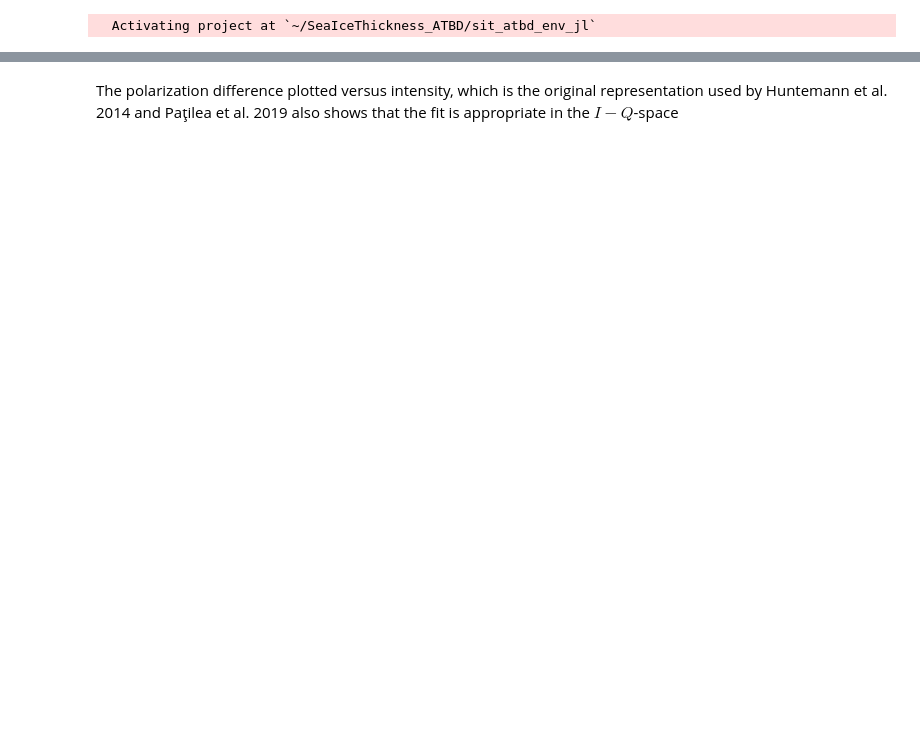
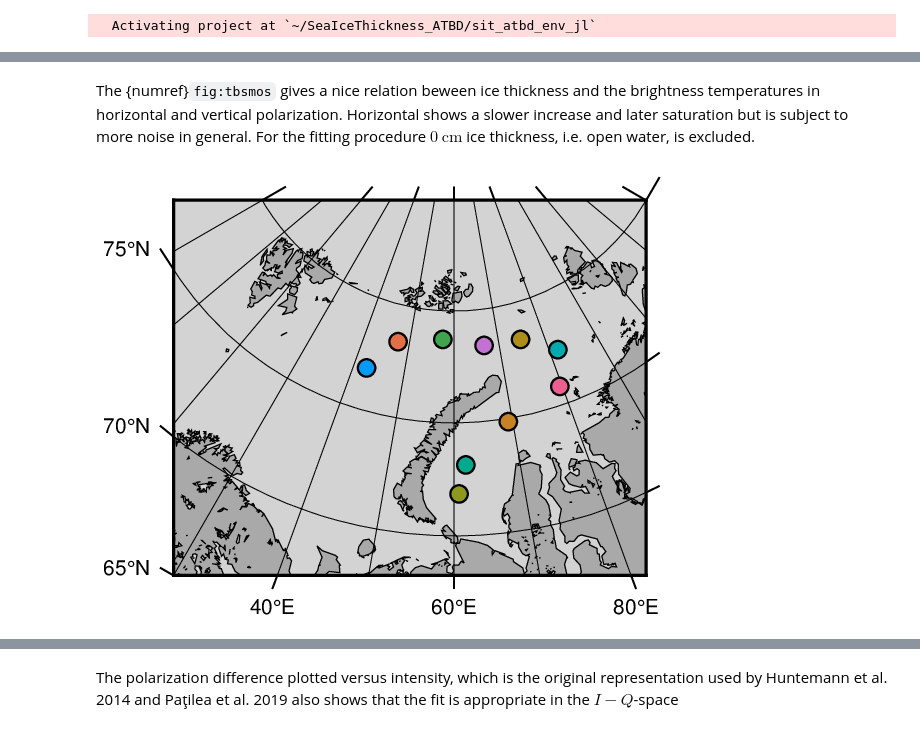
Before and after one commit to CIMR-Algos/SeaIceThickness_ATBD, a Jupyter notebook: book/training_data_smos53.ipynb, the cells around one changed output, grey strips where cells are left out. Saved outputs shown, nothing was run; the diff lists cells and outputs as text; code cells hidden in the pictures; blank space fills up the shorter version.

Commit message:
extended fitting discussion and plots

```diff
--- a/book/training_data_smos53.ipynb
+++ b/book/training_data_smos53.ipynb
@@ -46,0 +32,12 @@ allsit=allsit[.!nanidx]; #to m
+# %%
+all_regions_locs=
+[  7.6849991e+001,  4.2563492e+001],
+[  7.8344194e+001,  4.7455311e+001],
+[  7.8714499e+001,  5.7407954e+001],
+[  7.8378661e+001,  6.6654149e+001],
+[  7.8337631e+001,  7.4859558e+001],
+[  7.7374017e+001,  8.1712057e+001],
+[  7.5811001e+001,  7.9569564e+001],
+[  7.4850015e+001,  6.9278851e+001],
+[  7.3124055e+001,  6.1770532e+001],
+[  7.1849906e+001,  6.0701303e+001]
@@ -46,0 +81,18 @@ allsit=allsit[.!nanidx]; #to m
+# %% [markdown]
+The {numref}`fig:tbsmos` gives a nice relation beween ice thickness and the brightness temperatures in horizontal and vertical polarization. Horizontal shows a slower increase and later saturation but is subject to more noise in general. For the fitting procedure $0\ \text{cm}$ ice thickness, i.e. open water, is excluded.
+# %%
+GMT.coast(region="30/65/120/80+r", proj=(name=:stereographic, center=(60,90)),
+    xaxis=(annot=20,grid=10),
+    yaxis=(annot=5,ticks=0,grid=5),
+    res=:auto,
+      area=2, land=:darkgray, shore=:thinnest, water=:lightgray, figsize=4,
+    par=(FONT_ANNOT_PRIMARY=5,MAP_ANNOT_ORTHO=:we)
+)
+
+cs=["lightblue","orange","darkgreen"]
+for i=1:10
+GMT.psxy!(all_regions_locs[i][2],all_regions_locs[i][1],size=0.15,markerfacecolor="#"*hex(theme_palette(:auto)[i]),markeredgecolor="black")
+end
+GMT.showfig()
+# %% [output]
+[figure, added]
```
Also changed, not shown: parts of 16 cells of this notebook, 15 other files.
